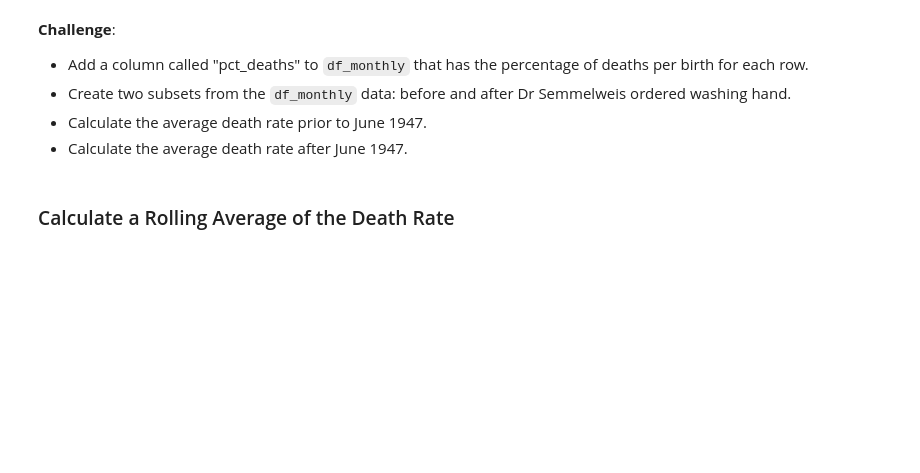
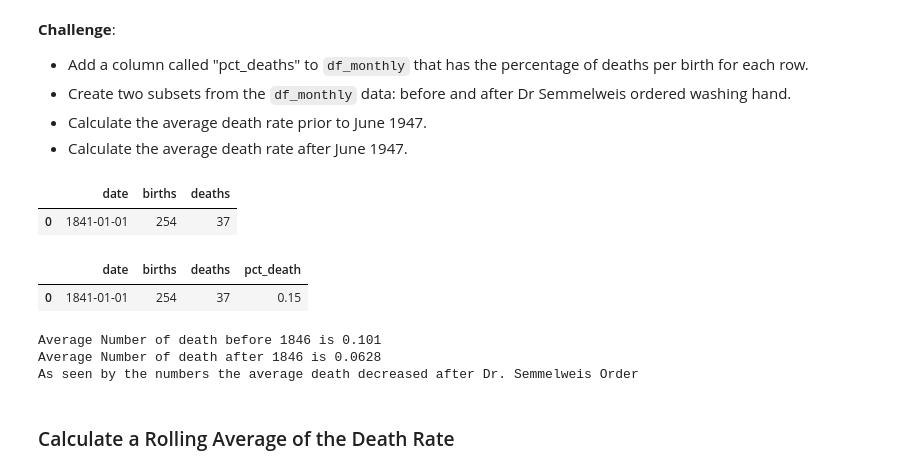
Before and after one commit to TahaThinks/DataScienceProjects2024, a Jupyter notebook: Dr_Semmelweis_Handwashing_Discovery_(start).ipynb, the cells around one changed output. Saved outputs shown, nothing was run; the diff lists cells and outputs as text; code cells hidden in the pictures; blank space fills up the shorter version.

```diff
--- a/Dr_Semmelweis_Handwashing_Discovery_(start).ipynb
+++ b/Dr_Semmelweis_Handwashing_Discovery_(start).ipynb
@@ -284,3 +284,18 @@ handwashing_start = pd.to_datetime('1847-06-01')
 * Create two subsets from the `df_monthly` data: before and after Dr Semmelweis ordered washing hand.
 * Calculate the average death rate prior to June 1947.
 * Calculate the average death rate after June 1947.
+# %%
+# Check the data
+df_monthly.head(1)
+# %% [output]
+|  | date | births | deaths |
+| 0 | 1841-01-01 | 254 | 37 |
+# %%
+# Create deaths per birth
+df_monthly['pct_death'] = df_monthly['deaths'] / df_monthly['births']
+# %%
+# Check the data again
+df_monthly.head(1)
+# %% [output]
+|  | date | births | deaths | pct_death |
+| 0 | 1841-01-01 | 254 | 37 | 0.15 |
@@ -287,3 +314,12 @@ handwashing_start = pd.to_datetime('1847-06-01')
+# %%
+# Analysis
+print(f'Average Number of death before 1846 is {average_before_washing_hands:.3}')
+print(f'Average Number of death after 1846 is {average_after_washing_hands:.3}')
+print('As seen by the numbers the average death decreased after Dr. Semmelweis Order')
+# %% [output]
+Average Number of death before 1846 is 0.101
+Average Number of death after 1846 is 0.0628
+As seen by the numbers the average death decreased after Dr. Semmelweis Order
 # %% [markdown]
 ### Calculate a Rolling Average of the Death Rate
 # %% [markdown]
```
Also changed, not shown: parts of 5 cells of this notebook.
